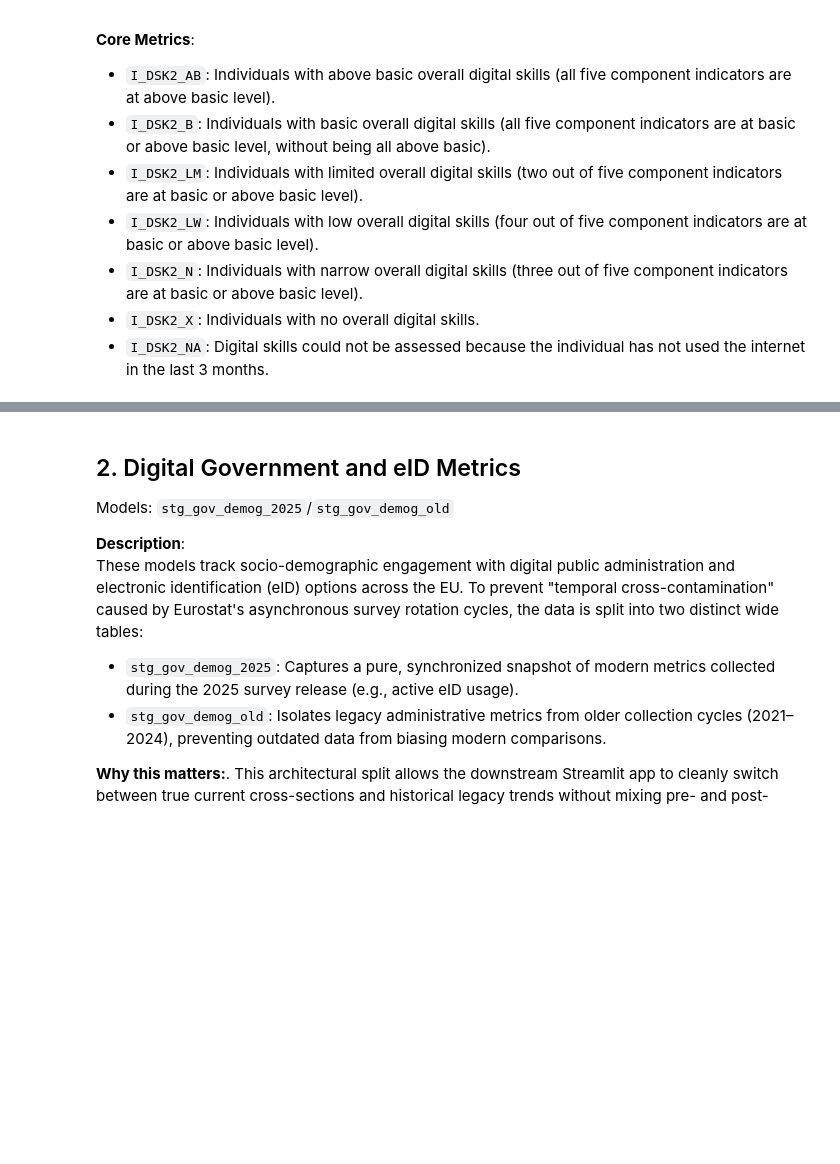
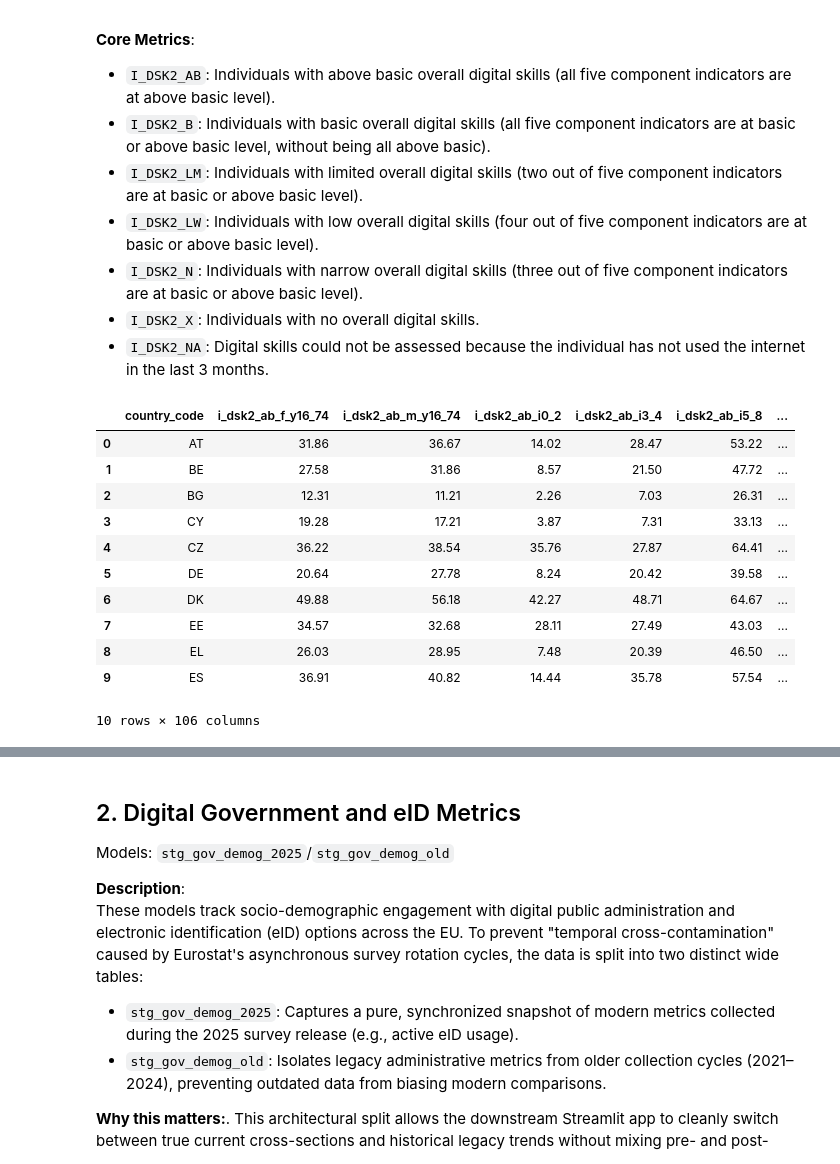
Before and after one commit to skibodaria/digital_literacy_eu, a Jupyter notebook: 03_eda/02_dem_inequal_three_models.ipynb, the cells around one changed output, grey strips where cells are left out. Cells and saved outputs as stored; diff of their text form; code cells hidden in the pictures; blank space fills up the shorter version.

```diff
--- a/03_eda/02_dem_inequal_three_models.ipynb
+++ b/03_eda/02_dem_inequal_three_models.ipynb
@@ -74,3 +91,19 @@ For the analytical purposes, this model keeps only overall digital skills levels
 - `I_DSK2_N`: Individuals with narrow overall digital skills (three out of five component indicators are at basic or above basic level).
 - `I_DSK2_X`: Individuals with no overall digital skills.
 - `I_DSK2_NA`: Digital skills could not be assessed because the individual has not used the internet in the last 3 months.
+# %%
+df = pd.read_sql("SELECT * FROM public.stg_dig_skills_demog", engine)
+df.head(10)
+# %% [output]
+|  | country_code | i_dsk2_ab_f_y16_74 | i_dsk2_ab_m_y16_74 | i_dsk2_ab_i0_2 | i_dsk2_ab_i3_4 | i_dsk2_ab_i5_8 | ... |
+| 0 | AT | 31.86 | 36.67 | 14.02 | 28.47 | 53.22 | ... |
+| 1 | BE | 27.58 | 31.86 | 8.57 | 21.50 | 47.72 | ... |
+| 2 | BG | 12.31 | 11.21 | 2.26 | 7.03 | 26.31 | ... |
+| 3 | CY | 19.28 | 17.21 | 3.87 | 7.31 | 33.13 | ... |
+| 4 | CZ | 36.22 | 38.54 | 35.76 | 27.87 | 64.41 | ... |
+| 5 | DE | 20.64 | 27.78 | 8.24 | 20.42 | 39.58 | ... |
+| 6 | DK | 49.88 | 56.18 | 42.27 | 48.71 | 64.67 | ... |
+| 7 | EE | 34.57 | 32.68 | 28.11 | 27.49 | 43.03 | ... |
+| 8 | EL | 26.03 | 28.95 | 7.48 | 20.39 | 46.50 | ... |
+| 9 | ES | 36.91 | 40.82 | 14.44 | 35.78 | 57.54 | ... |
+10 rows × 106 columns
```
Also changed, not shown: parts of 18 cells of this notebook.
